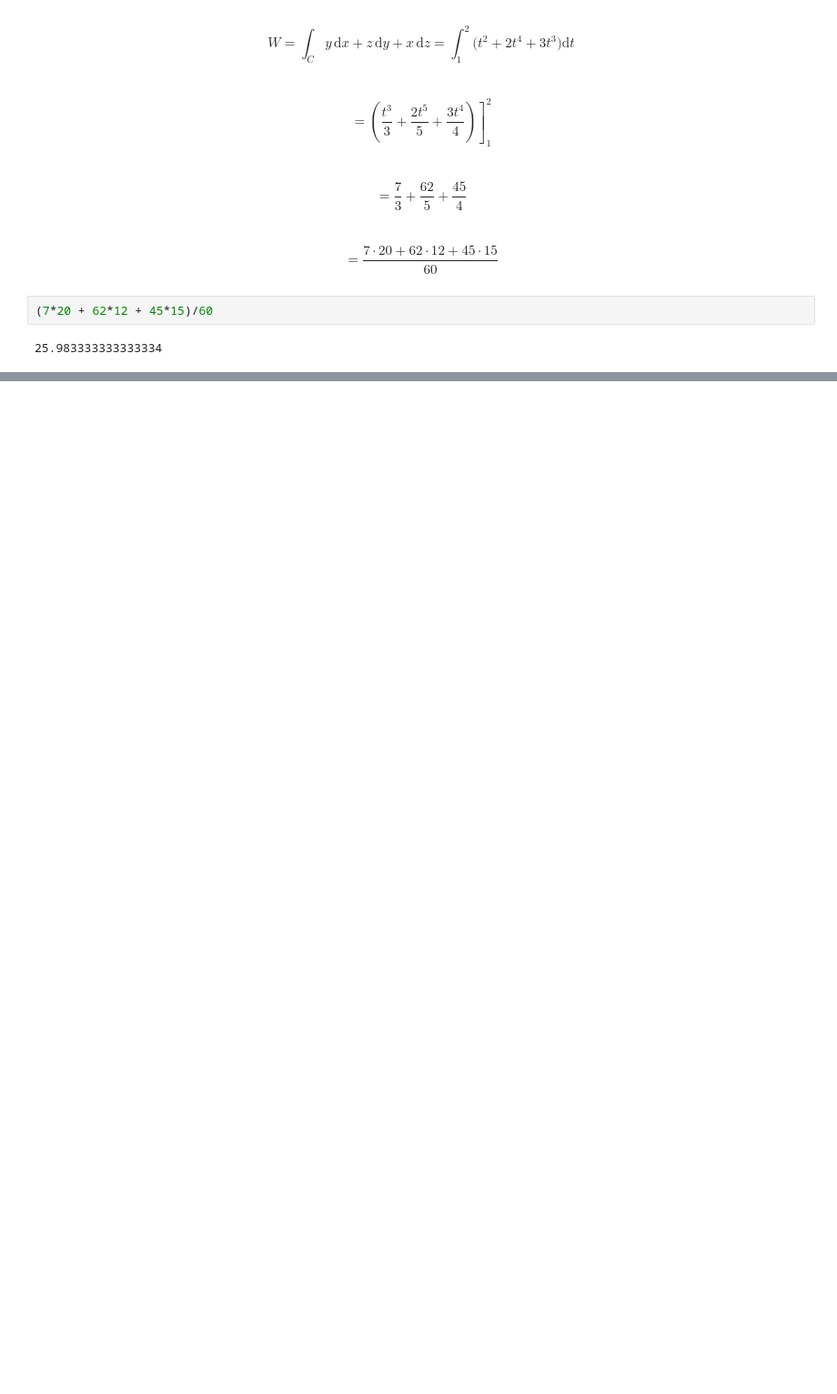
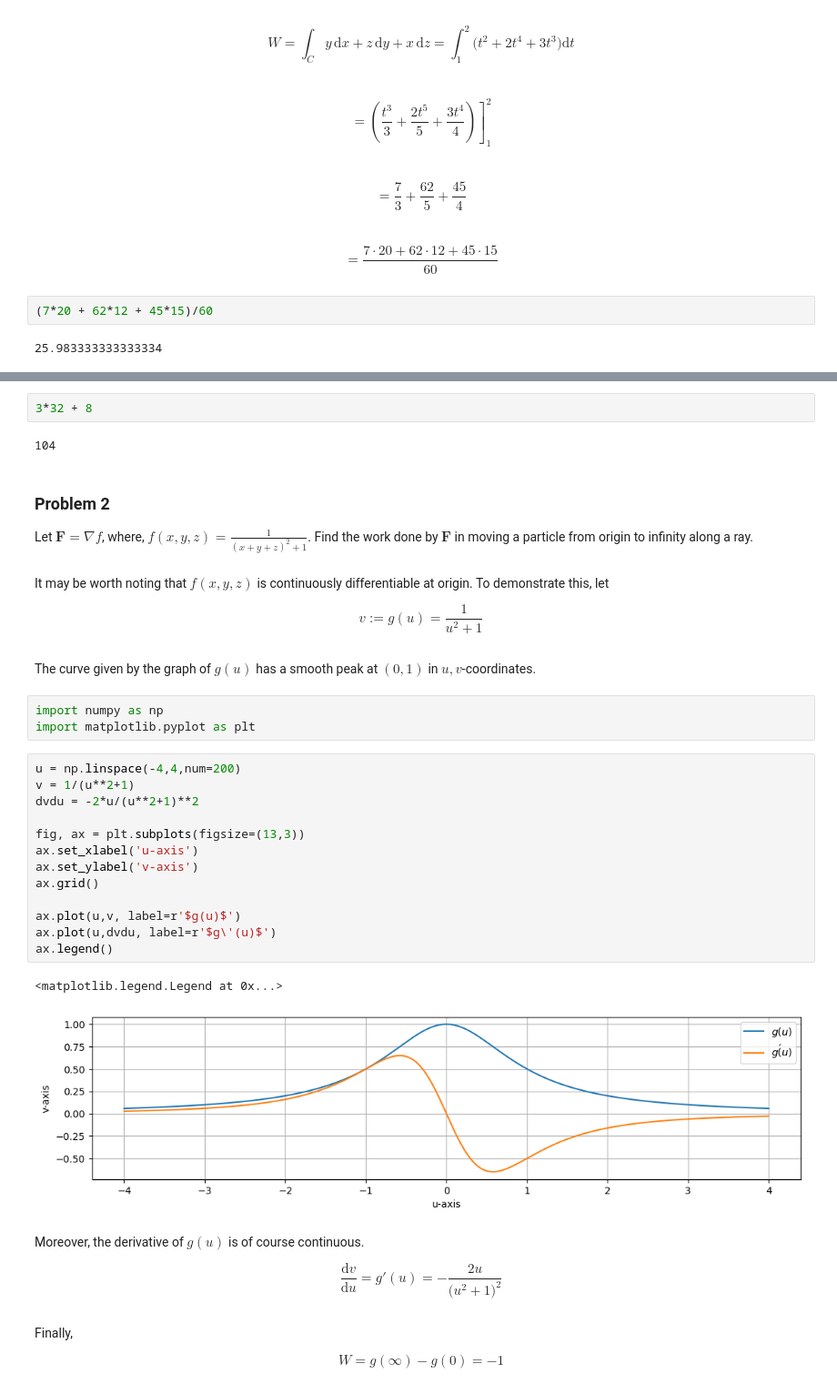
Before and after one commit to jordandll/MultivariableCalculus, a Jupyter notebook: TripleIntegrals/StokesTheorem/LineIntegrals.ipynb, the cells around one changed output, grey strips where cells are left out. Shown at 91% size. Saved outputs shown, nothing was run; the diff lists cells and outputs as text; blank space fills up the shorter version.

```diff
--- a/TripleIntegrals/StokesTheorem/LineIntegrals.ipynb
+++ b/TripleIntegrals/StokesTheorem/LineIntegrals.ipynb
@@ -264,0 +329,41 @@ $$ = \frac{7\cdot 20 + 62\cdot 12 + 45\cdot 15}{60}$$
+# %%
+3*32 + 8
+# %% [output]
+104
+# %% [markdown]
+### Problem 2
+
+Let $\mathbf{F} = \nabla f$, where,  $\displaystyle f(x,y,z) = \frac{1}{(x+y+z)^2 +1}$.  Find the work done by $\mathbf{F}$ in moving a particle from origin to infinity along a ray.
+# %% [markdown]
+It may be worth noting that $f(x,y,z)$ is continuously differentiable at origin.  To demonstrate this, let
+
+$$ v := g(u) = \frac{1}{u^2+1}$$
+# %% [markdown]
+The curve given by the graph of $g(u)$ has a smooth peak at $(0,1)$ in $u,v$-coordinates.
+# %%
+import numpy as np
+import matplotlib.pyplot as plt
+# %%
+u = np.linspace(-4,4,num=200)
+v = 1/(u**2+1)
+dvdu = -2*u/(u**2+1)**2
+
+fig, ax = plt.subplots(figsize=(13,3))
+ax.set_xlabel('u-axis')
+ax.set_ylabel('v-axis')
+ax.grid()
+
+ax.plot(u,v, label=r'$g(u)$')
+ax.plot(u,dvdu, label=r'$g\'(u)$')
+ax.legend()
+# %% [output]
+<matplotlib.legend.Legend at 0x...>
+[figure, added]
+# %% [markdown]
+Moreover, the derivative of $g(u)$ is of course continuous.
+
+$$ \frac{\mathrm{d}v}{\mathrm{d}u} = g'(u) = -\frac{2u}{\big(u^2+1\big)^2}$$
+# %% [markdown]
+Finally,
+
+$$ W = g(\infty) - g(0) = -1$$
```
Also changed, not shown: parts of 19 cells of this notebook.
